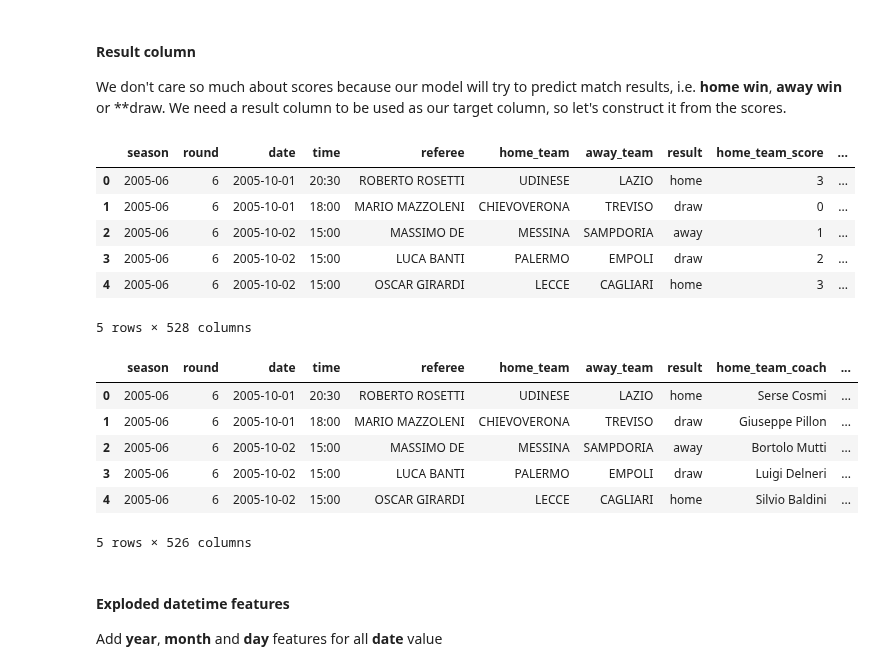
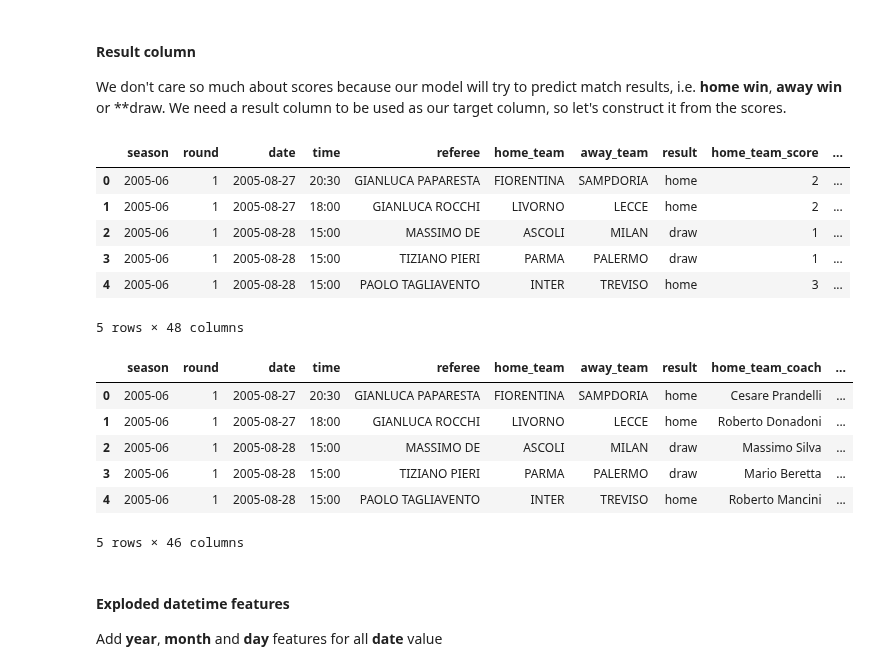
Before and after one commit to davnig/football-match-results-prediction, a Jupyter notebook: main.ipynb, the cells around one changed output. Saved outputs shown, nothing was run; the diff lists cells and outputs as text; code cells hidden in the pictures.

Commit message:
feat: historical features construction can now be disabled

```diff
--- a/main.ipynb
+++ b/main.ipynb
@@ -21,6 +21,8 @@ match_cols = ['season', 'round'] + \
              ['away_team_coach'] + \
              ['away_player_' + str(i) for i in range(1, 12)] + \
              ['away_substitute_' + str(i) for i in range(1, 8)]
+historical_features_enabled = False
+# historical_features_enabled = True
 # %%
 raw_data = pd.read_csv('raw.csv')
 raw_data.head()
@@ -157,8 +159,10 @@ def add_historical_features_of_last_n_matches_for_all_matches(df: pd.DataFrame,
     return new_df
 # %%
 # Construct historical features
-df1 = add_historical_features_of_last_n_matches_for_all_matches(df, 5)
+if historical_features_enabled:
+    df = add_historical_features_of_last_n_matches_for_all_matches(df, 5)
 # %%
-# Remove the matches that do not have values for all historical features
-df1 = df1.dropna()
-df1 = df1.reset_index(drop=True)
+if historical_features_enabled:
+    # Remove the matches that do not have values for all historical features
+    df = df.dropna()
+    df = df.reset_index(drop=True)
@@ -176,7 +186,7 @@ df1.head()
 As expected, the first few retained matches comes from round 6, as we have considered 5 games for historical features.
 # %%
 # re-convert all date values to datetime
-for colName, colValue in df1.iteritems():
+for colName, colValue in df.iteritems():
     if colName.endswith('date'):
-        df1[colName] = pd.to_datetime(df1[colName], infer_datetime_format=True)
+        df[colName] = pd.to_datetime(df[colName], infer_datetime_format=True)
 # %%
@@ -235,27 +254,29 @@ def add_target_column(df: pd.DataFrame) -> pd.DataFrame:
 # %%
 # add target column
-add_target_column(df1)
-df1.head()
+add_target_column(df)
+if historical_features_enabled:
+    add_target_column_for_historical_matches(df)
+df.head()
 # %% [output]
 |  | season | round | date | time | referee | home_team | away_team | result | home_team_score | ... |
-| 0 | 2005-06 | 6 | 2005-10-01 | 20:30 | ROBERTO ROSETTI | UDINESE | LAZIO | home | 3 | ... |
-| 1 | 2005-06 | 6 | 2005-10-01 | 18:00 | MARIO MAZZOLENI | CHIEVOVERONA | TREVISO | draw | 0 | ... |
-| 2 | 2005-06 | 6 | 2005-10-02 | 15:00 | MASSIMO DE | MESSINA | SAMPDORIA | away | 1 | ... |
-| 3 | 2005-06 | 6 | 2005-10-02 | 15:00 | LUCA BANTI | PALERMO | EMPOLI | draw | 2 | ... |
-| 4 | 2005-06 | 6 | 2005-10-02 | 15:00 | OSCAR GIRARDI | LECCE | CAGLIARI | home | 3 | ... |
+| 0 | 2005-06 | 1 | 2005-08-27 | 20:30 | GIANLUCA PAPARESTA | FIORENTINA | SAMPDORIA | home | 2 | ... |
+| 1 | 2005-06 | 1 | 2005-08-27 | 18:00 | GIANLUCA ROCCHI | LIVORNO | LECCE | home | 2 | ... |
+| 2 | 2005-06 | 1 | 2005-08-28 | 15:00 | MASSIMO DE | ASCOLI | MILAN | draw | 1 | ... |
+| 3 | 2005-06 | 1 | 2005-08-28 | 15:00 | TIZIANO PIERI | PARMA | PALERMO | draw | 1 | ... |
+| 4 | 2005-06 | 1 | 2005-08-28 | 15:00 | PAOLO TAGLIAVENTO | INTER | TREVISO | home | 3 | ... |
-5 rows × 528 columns
+5 rows × 48 columns
 # %%
 # drop score columns
-df1 = df1.drop(columns=['home_team_score', 'away_team_score'])
-df1.head()
+df = df.drop(columns=['home_team_score', 'away_team_score'])
+df.head()
 # %% [output]
 |  | season | round | date | time | referee | home_team | away_team | result | home_team_coach | ... |
-| 0 | 2005-06 | 6 | 2005-10-01 | 20:30 | ROBERTO ROSETTI | UDINESE | LAZIO | home | Serse Cosmi | ... |
-| 1 | 2005-06 | 6 | 2005-10-01 | 18:00 | MARIO MAZZOLENI | CHIEVOVERONA | TREVISO | draw | Giuseppe Pillon | ... |
-| 2 | 2005-06 | 6 | 2005-10-02 | 15:00 | MASSIMO DE | MESSINA | SAMPDORIA | away | Bortolo Mutti | ... |
-| 3 | 2005-06 | 6 | 2005-10-02 | 15:00 | LUCA BANTI | PALERMO | EMPOLI | draw | Luigi Delneri | ... |
-| 4 | 2005-06 | 6 | 2005-10-02 | 15:00 | OSCAR GIRARDI | LECCE | CAGLIARI | home | Silvio Baldini | ... |
+| 0 | 2005-06 | 1 | 2005-08-27 | 20:30 | GIANLUCA PAPARESTA | FIORENTINA | SAMPDORIA | home | Cesare Prandelli | ... |
+| 1 | 2005-06 | 1 | 2005-08-27 | 18:00 | GIANLUCA ROCCHI | LIVORNO | LECCE | home | Roberto Donadoni | ... |
+| 2 | 2005-06 | 1 | 2005-08-28 | 15:00 | MASSIMO DE | ASCOLI | MILAN | draw | Massimo Silva | ... |
+| 3 | 2005-06 | 1 | 2005-08-28 | 15:00 | TIZIANO PIERI | PARMA | PALERMO | draw | Mario Beretta | ... |
+| 4 | 2005-06 | 1 | 2005-08-28 | 15:00 | PAOLO TAGLIAVENTO | INTER | TREVISO | home | Roberto Mancini | ... |
-5 rows × 526 columns
+5 rows × 46 columns
 # %% [markdown]
 #### Exploded datetime features
 Add **year**, **month** and **day** features for all **date** value
```
Also changed, not shown: parts of 23 cells of this notebook.
